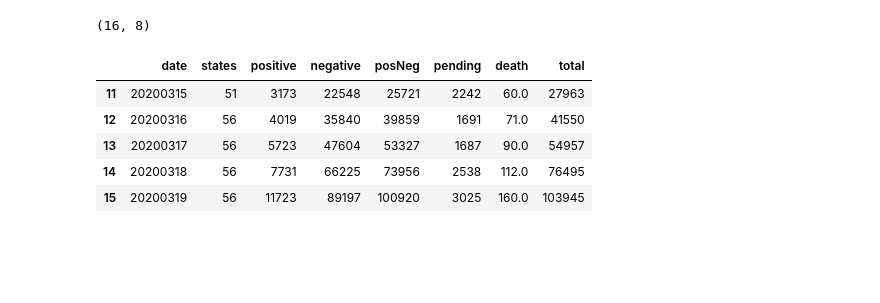
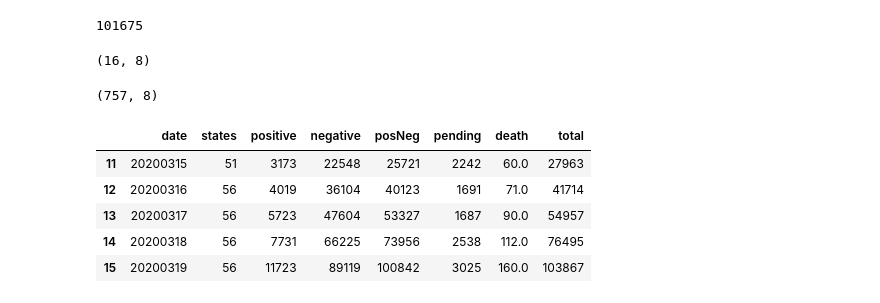
Before and after one commit to kennethn/covid, a Jupyter notebook: covid.ipynb, the cells around one changed output. Drawn from its saved outputs; the diff is of its cells as text; code cells hidden in the pictures; blank space fills up the shorter version.

```diff
--- a/covid.ipynb
+++ b/covid.ipynb
@@ -9,4 +13,10 @@ plt.style.use('seaborn-poster')
 # %%
 # From Covid Tracking API
 # https://covidtracking.com/api/
-data_source = 'https://covidtracking.com/api/us/daily.csv'
+# Getting sporadic 403 errors when attempting to read URLs directly
+# in Pandas so downloading files locally first
+api_us = 'https://covidtracking.com/api/us/daily'
+api_states = 'https://covidtracking.com/api/states/daily'
+
+f_us = 'data/api_us.json'
+f_states = 'data/api_states.json'
@@ -15 +23,12 @@ df = pd.read_csv(data_source)
+# %%
+r = requests.get(api_us, allow_redirects=True)
+open(f_us, 'wb').write(r.content)
+
+r = requests.get(api_states, allow_redirects=True)
+open(f_states, 'wb').write(r.content)
+# %% [output]
+101675
+# %%
+df_us = pd.read_json(f_us)
+df_states = pd.read_json(f_states)
 # %%
@@ -17,11 +36,15 @@ df.shape
 # %% [output]
 (16, 8)
+# %%
+df_states.shape
+# %% [output]
+(757, 8)
 # %%
-df.tail()
+df_us.tail()
 # %% [output]
 |  | date | states | positive | negative | posNeg | pending | death | total |
 | 11 | 20200315 | 51 | 3173 | 22548 | 25721 | 2242 | 60.0 | 27963 |
-| 12 | 20200316 | 56 | 4019 | 35840 | 39859 | 1691 | 71.0 | 41550 |
+| 12 | 20200316 | 56 | 4019 | 36104 | 40123 | 1691 | 71.0 | 41714 |
 | 13 | 20200317 | 56 | 5723 | 47604 | 53327 | 1687 | 90.0 | 54957 |
 | 14 | 20200318 | 56 | 7731 | 66225 | 73956 | 2538 | 112.0 | 76495 |
-| 15 | 20200319 | 56 | 11723 | 89197 | 100920 | 3025 | 160.0 | 103945 |
+| 15 | 20200319 | 56 | 11723 | 89119 | 100842 | 3025 | 160.0 | 103867 |
```
Also changed, not shown: parts of 14 cells of this notebook, 2 other files.
